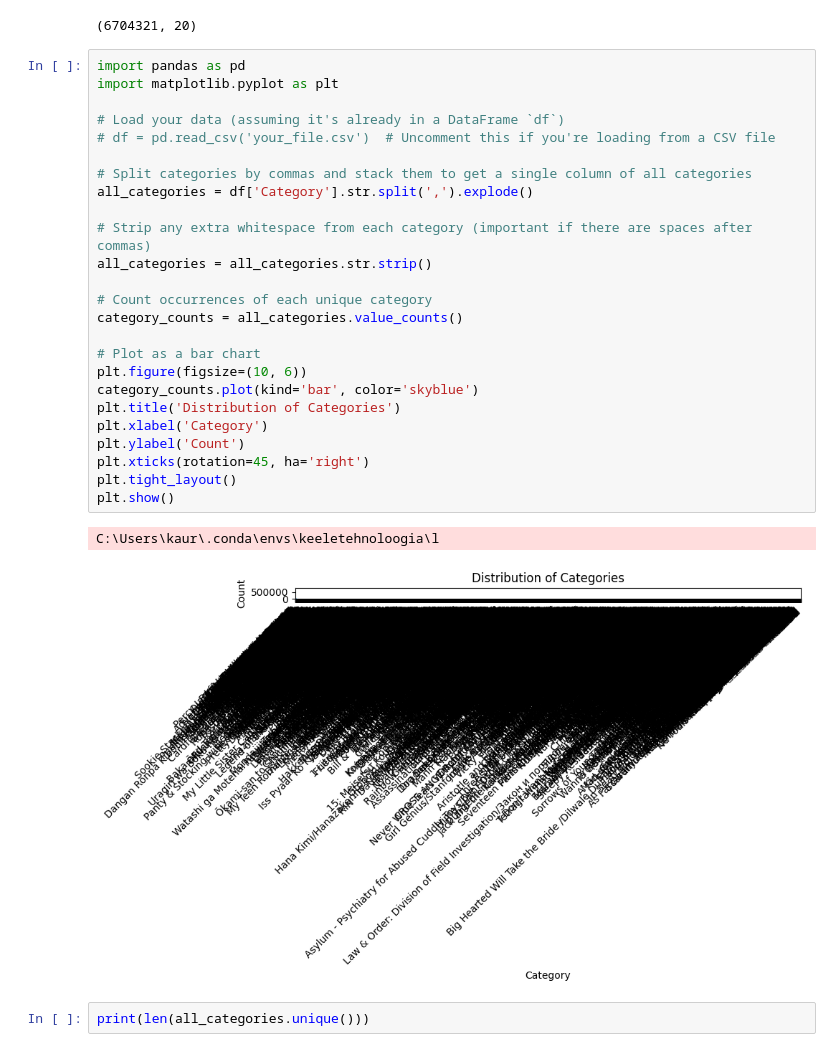
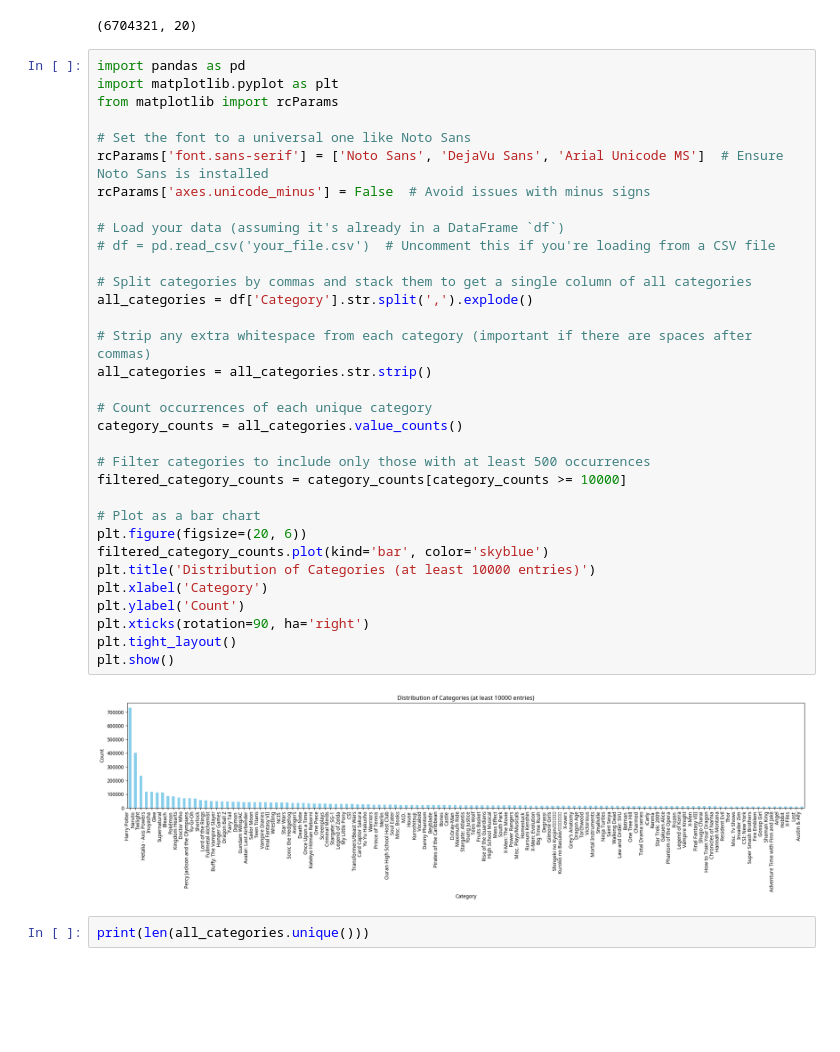
Before and after one commit to DonCheetos/DS_Group_B4, a Jupyter notebook: fanfiction.ipynb, the cells around one changed output. Cells and saved outputs as stored; diff of their text form; blank space fills up the shorter version.

```diff
--- a/fanfiction.ipynb
+++ b/fanfiction.ipynb
@@ -38,31 +37,38 @@ df.shape
 # %%
 import pandas as pd
 import matplotlib.pyplot as plt
+from matplotlib import rcParams
+
+# Set the font to a universal one like Noto Sans
+rcParams['font.sans-serif'] = ['Noto Sans', 'DejaVu Sans', 'Arial Unicode MS']  # Ensure Noto Sans is installed
+rcParams['axes.unicode_minus'] = False  # Avoid issues with minus signs
 
 # Load your data (assuming it's already in a DataFrame `df`)
 # df = pd.read_csv('your_file.csv')  # Uncomment this if you're loading from a CSV file
 
 # Split categories by commas and stack them to get a single column of all categories
 all_categories = df['Category'].str.split(',').explode()
 
 # Strip any extra whitespace from each category (important if there are spaces after commas)
 all_categories = all_categories.str.strip()
 
 # Count occurrences of each unique category
 category_counts = all_categories.value_counts()
 
+# Filter categories to include only those with at least 500 occurrences
+filtered_category_counts = category_counts[category_counts >= 10000]
+
 # Plot as a bar chart
-plt.figure(figsize=(10, 6))
-category_counts.plot(kind='bar', color='skyblue')
-plt.title('Distribution of Categories')
+plt.figure(figsize=(20, 6))
+filtered_category_counts.plot(kind='bar', color='skyblue')
+plt.title('Distribution of Categories (at least 10000 entries)')
 plt.xlabel('Category')
 plt.ylabel('Count')
-plt.xticks(rotation=45, ha='right')
+plt.xticks(rotation=90, ha='right')
 plt.tight_layout()
 plt.show()
 # %% [output]
-C:\Users\kaur\.conda\envs\keeletehnoloogia\l
-[figure, old version]
+[figure, new version]
 # %%
 print(len(all_categories.unique()))
 # %% [output]
```
Also changed, not shown: parts of 5 cells of this notebook.
